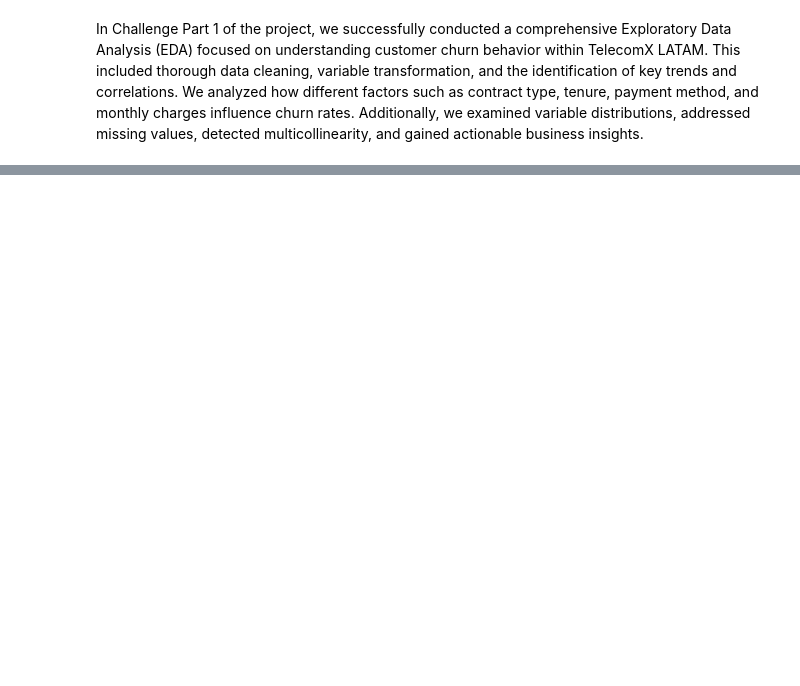
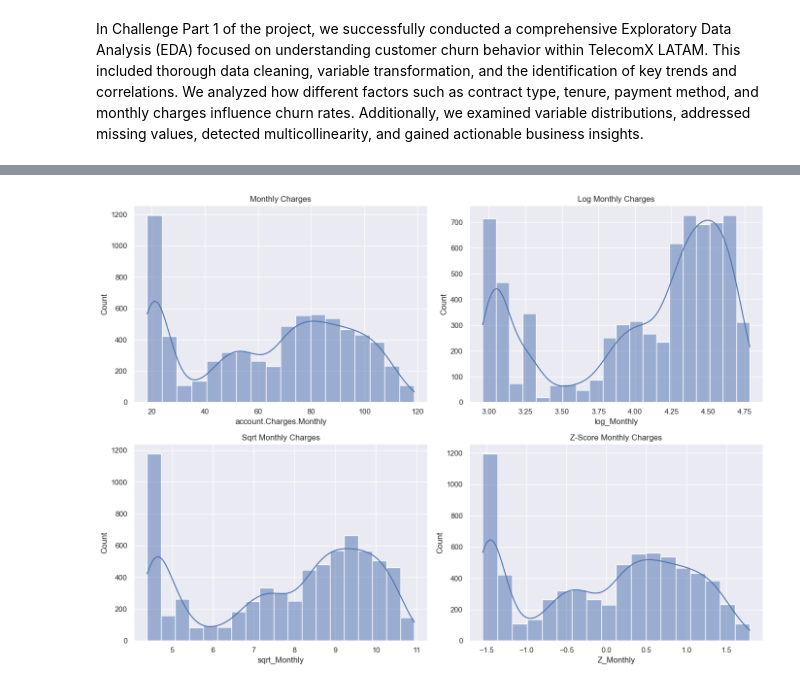
Before and after one commit to sebastian172gm/Challenge-One, a Jupyter notebook: challenge-TelecomX_Latampart2/TelecomX_LATAMpart2.ipynb, the cells around one changed output, grey strips where cells are left out. Drawn from its saved outputs; the diff is of its cells as text; code cells hidden in the pictures; blank space fills up the shorter version.

```diff
--- a/challenge-TelecomX_Latampart2/TelecomX_LATAMpart2.ipynb
+++ b/challenge-TelecomX_Latampart2/TelecomX_LATAMpart2.ipynb
@@ -184,0 +305,34 @@ In Challenge Part 1 of the project, we successfully conducted a comprehensive Ex
+# %%
+scaler_monthly = StandardScaler()
+# %%
+fig, axes = plt.subplots(2, 2, figsize=(14, 10))
+axes = axes.flatten()
+
+# 1️⃣ histogram
+BIN_WIDTH = bin_width(dffinal, 'account.Charges.Monthly')
+sns.histplot(dffinal['account.Charges.Monthly'], binwidth=BIN_WIDTH, kde=True, ax=axes[0])
+axes[0].set_title('Monthly Charges')
+
+# 2️⃣ Log transform
+dffinal['log_Monthly'] = np.log(dffinal['account.Charges.Monthly'] + 1)
+BIN_WIDTH = bin_width(dffinal, 'log_Monthly')
+sns.histplot(dffinal['log_Monthly'], binwidth=BIN_WIDTH, kde=True, ax=axes[1])
+axes[1].set_title('Log Monthly Charges')
+
+# 3️⃣ Square root transform
+dffinal['sqrt_Monthly'] = np.sqrt(dffinal['account.Charges.Monthly'] + 1)
+BIN_WIDTH = bin_width(dffinal, 'sqrt_Monthly')
+sns.histplot(dffinal['sqrt_Monthly'], binwidth=BIN_WIDTH, kde=True, ax=axes[2])
+axes[2].set_title('Sqrt Monthly Charges')
+
+# 4️⃣ Z-score
+dffinal['Z_Monthly'] = scaler_monthly.fit_transform(dffinal[['account.Charges.Monthly']])
+BIN_WIDTH = bin_width(dffinal, 'Z_Monthly')
+sns.histplot(dffinal['Z_Monthly'], binwidth=BIN_WIDTH, kde=True, ax=axes[3])
+axes[3].set_title('Z-Score Monthly Charges')
+
+# layout
+plt.tight_layout()
+plt.show()
+# %% [output]
+[figure, added]
```
Also changed, not shown: parts of 41 cells of this notebook.
